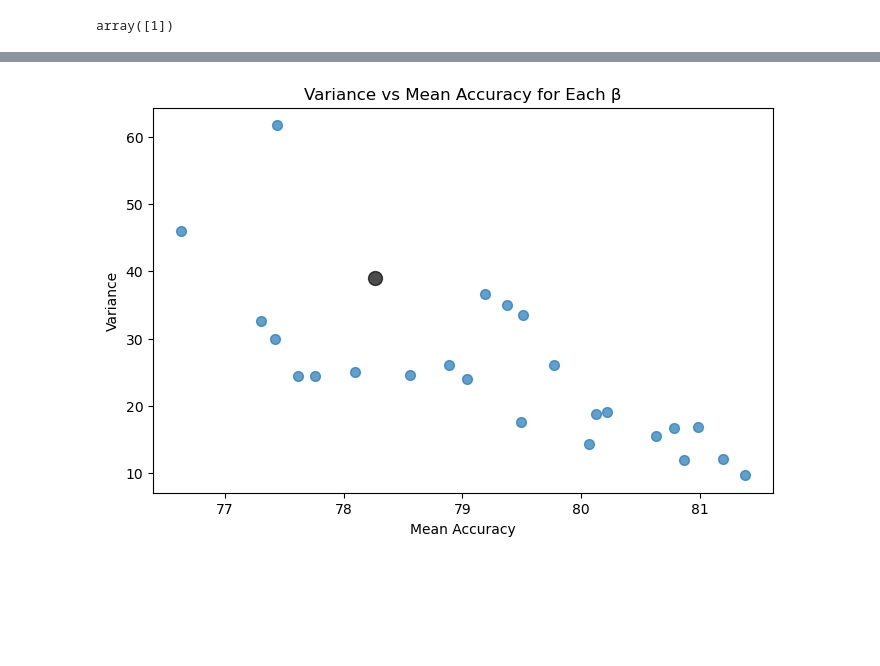
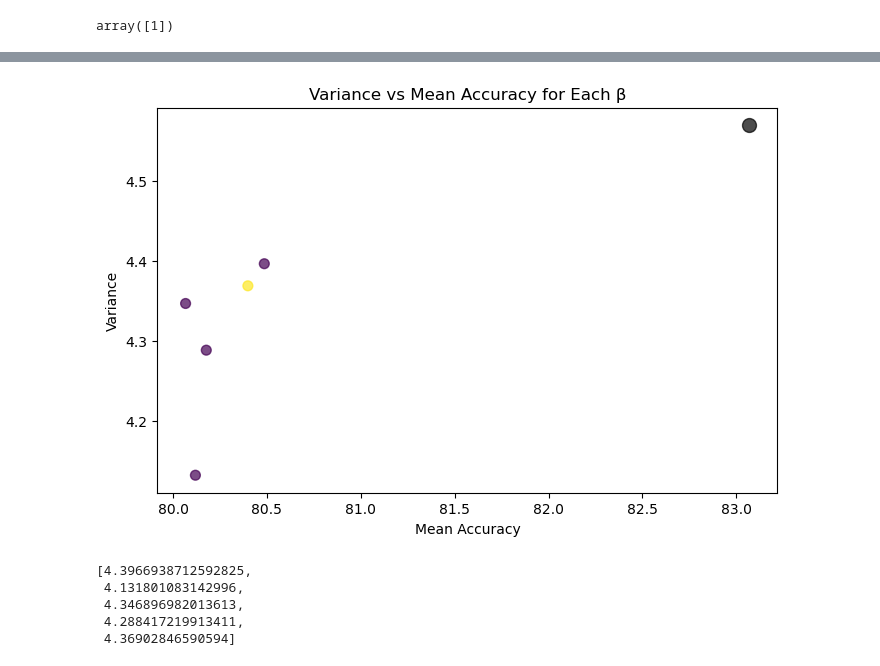
Before and after one commit to niketp03/BirthOfSSL, a Jupyter notebook: imagenette_experiments/visualize_hists.ipynb, the cells around one changed output, grey strips where cells are left out. Cells and saved outputs as stored; diff of their text form; code cells hidden in the pictures; blank space fills up the shorter version.

```diff
--- a/imagenette_experiments/visualize_hists.ipynb
+++ b/imagenette_experiments/visualize_hists.ipynb
@@ -10,15 +10,16 @@ df_full_4 = pd.read_json('grid_search_results_beta_list4.json')
 
 df_all = pd.concat([df_full, df_full_2, df_full_3, df_full_4], ignore_index=True)
 
+df_all = pd.read_json('grid_search_results_beta_list_new_LR2.json')
+
 # drop columns with beta < 1
 #df = df[df['beta'] >= 1.1]
 #df = df[df['T'] >= 0.11]
 
 df_all['variance'] = df_full['accuracies'].apply(lambda lst: np.var(lst))
 
-
 #average 3 dfs
-df_avg = pd.DataFrame()
-df_avg['beta'] = df_full['beta']
-df_avg['mean_accuracy'] = (df_full['mean_accuracy'] + df_full_2['mean_accuracy'] + df_full_3['mean_accuracy']) / 3
-df_avg['variance'] = (df_full['variance'] + df_full_2['variance'] + df_full_3['variance']) / 3
+#df_avg = pd.DataFrame()
+#df_avg['beta'] = df_full['beta']
+#df_avg['mean_accuracy'] = (df_full['mean_accuracy'] + df_full_2['mean_accuracy'] + df_full_3['mean_accuracy']) / 3
+#df_avg['variance'] = (df_full['variance'] + df_full_2['variance'] + df_full_3['variance']) / 3
@@ -195,18 +207,20 @@ plt.show()
 # %%
-df_full['variance'] = df_full['accuracies'].apply(lambda lst: np.var(lst))
-df_full_2['variance'] = df_full_2['accuracies'].apply(lambda lst: np.var(lst))
-df_full_3['variance'] = df_full_3['accuracies'].apply(lambda lst: np.var(lst))
-
 fig, ax = plt.subplots(figsize=(8, 5))
-ax.scatter(df_full['mean_accuracy'], df_full['variance'], color='tab:blue', s=50, alpha=0.7)
-ax.scatter(df_full_2['mean_accuracy'], df_full_2['variance'], color='tab:blue', s=50, alpha=0.7)
-ax.scatter(df_full_3['mean_accuracy'], df_full_3['variance'], color='tab:blue', s=50, alpha=0.7)
+ax.scatter(df_all['mean_accuracy'], [ np.var(lst) for lst in df_all['accuracies']], c=df_all['beta'], s=50, alpha=0.7)
 ax.scatter(np.mean(baseline), np.var(baseline), color='black', s=100, alpha=0.7, label='Baseline')
 
 ax.set_xlabel('Mean Accuracy')
 ax.set_ylabel('Variance')
 ax.set_title('Variance vs Mean Accuracy for Each β')
 
 plt.show()
 # %% [output]
-[figure, old version]
+[figure, new version]
+# %%
+[ np.var(lst) for lst in df_all['accuracies']]
+# %% [output]
+[4.3966938712592825,
+ 4.131801083142996,
+ 4.346896982013613,
+ 4.288417219913411,
+ 4.36902846590594]
```
Also changed, not shown: parts of 5 cells of this notebook, 7 other files.
